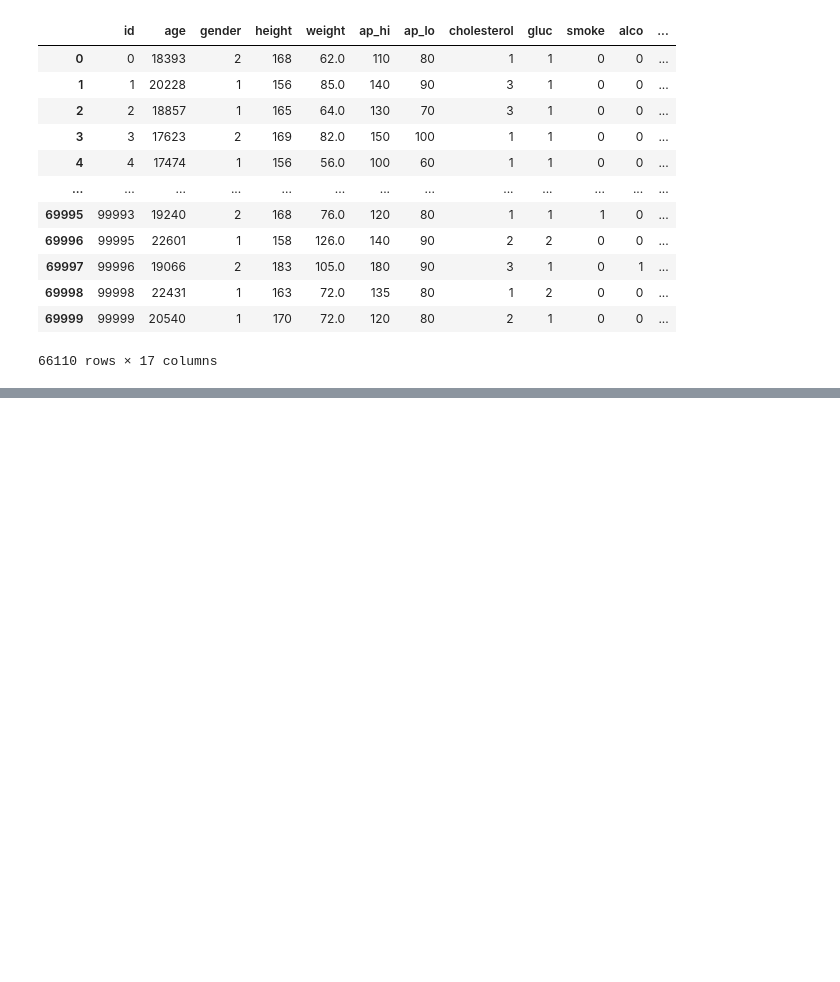
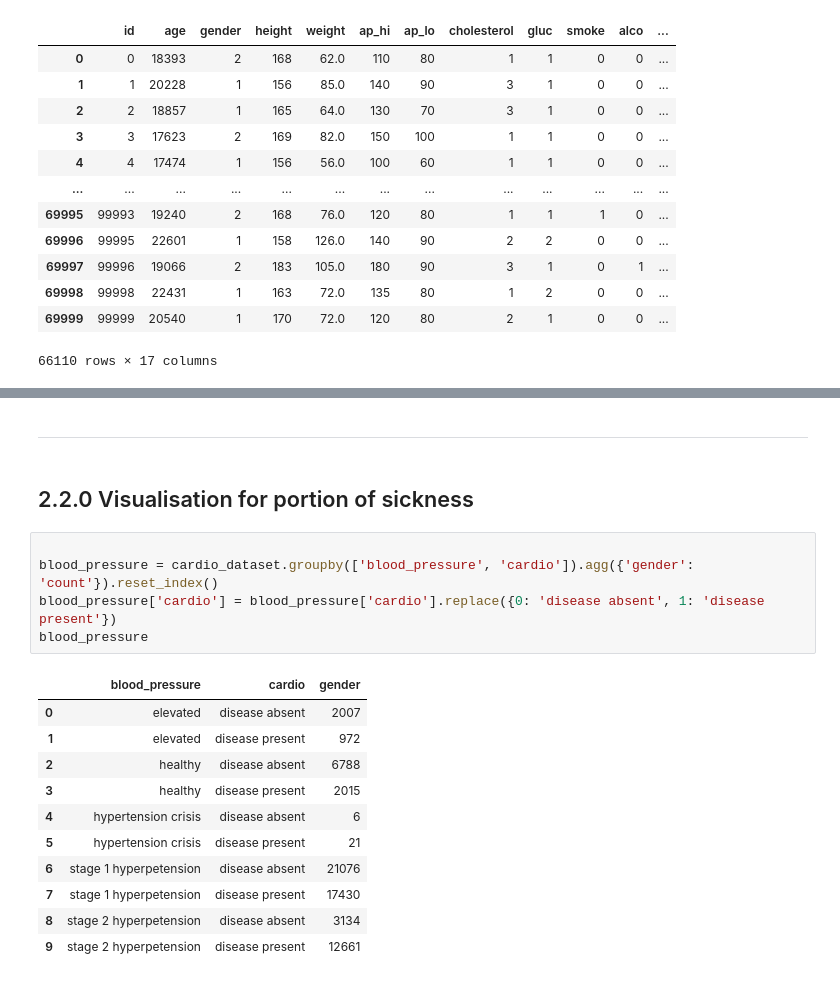
Before and after one commit to CyrilleKolle/cardiovascular_labb, a Jupyter notebook: code/feature_engeering.ipynb, the cells around one changed output, grey strips where cells are left out. Saved outputs shown, nothing was run; the diff lists cells and outputs as text; blank space fills up the shorter version.

Commit message:
2.20 visualisation

```diff
--- a/code/feature_engeering.ipynb
+++ b/code/feature_engeering.ipynb
@@ -280,0 +270,21 @@ cardio_dataset[cardio_dataset['blood_pressure'] == 'hypertension crisis']
+# %% [markdown]
+---
+# %% [markdown]
+## 2.2.0 Visualisation for portion of sickness
+# %%
+
+blood_pressure = cardio_dataset.groupby(['blood_pressure', 'cardio']).agg({'gender': 'count'}).reset_index()
+blood_pressure['cardio'] = blood_pressure['cardio'].replace({0: 'disease absent', 1: 'disease present'})
+blood_pressure
+# %% [output]
+|  | blood_pressure | cardio | gender |
+| 0 | elevated | disease absent | 2007 |
+| 1 | elevated | disease present | 972 |
+| 2 | healthy | disease absent | 6788 |
+| 3 | healthy | disease present | 2015 |
+| 4 | hypertension crisis | disease absent | 6 |
+| 5 | hypertension crisis | disease present | 21 |
+| 6 | stage 1 hyperpetension | disease absent | 21076 |
+| 7 | stage 1 hyperpetension | disease present | 17430 |
+| 8 | stage 2 hyperpetension | disease absent | 3134 |
+| 9 | stage 2 hyperpetension | disease present | 12661 |
```
Also changed, not shown: parts of 6 cells of this notebook.
